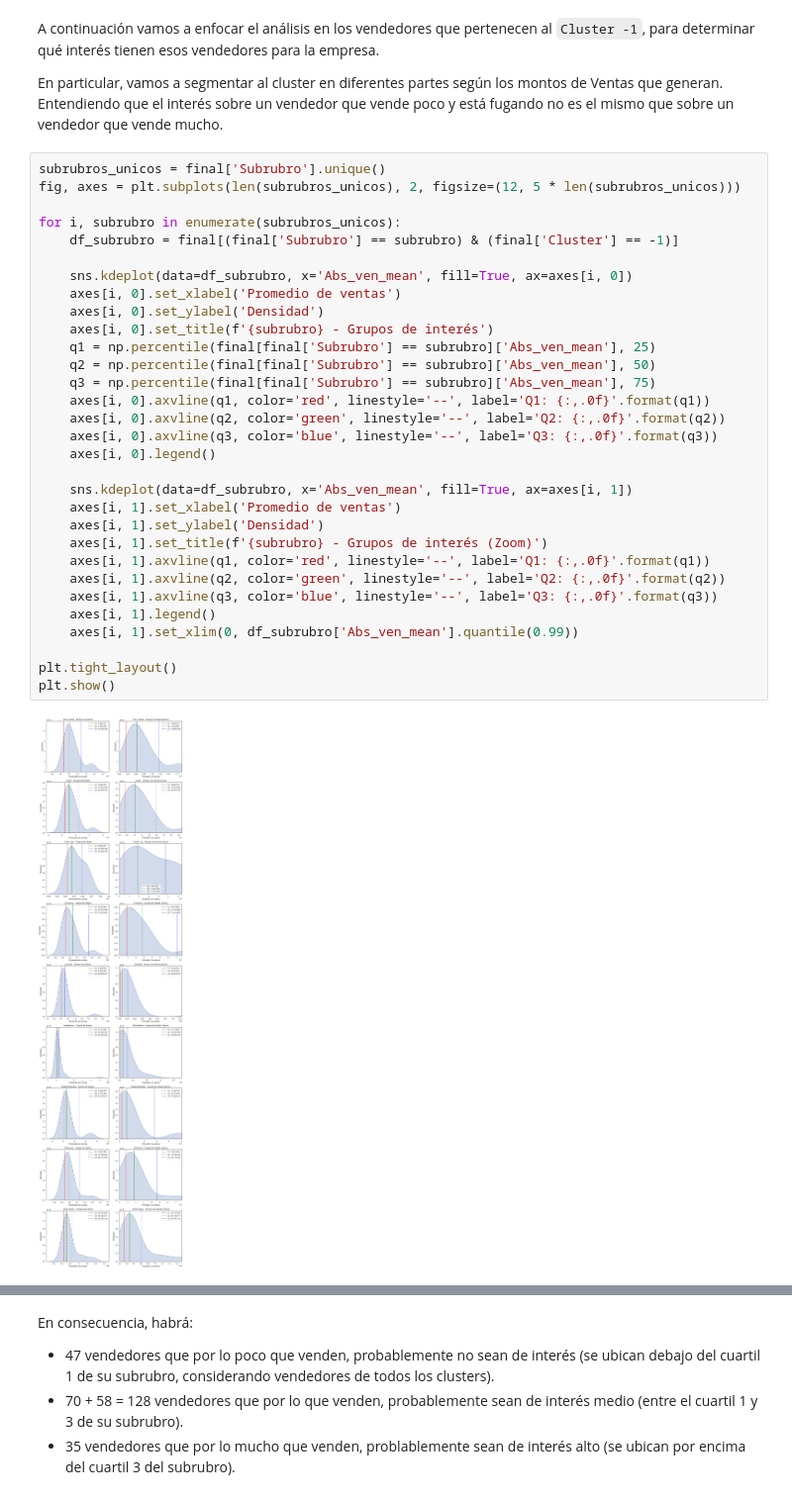
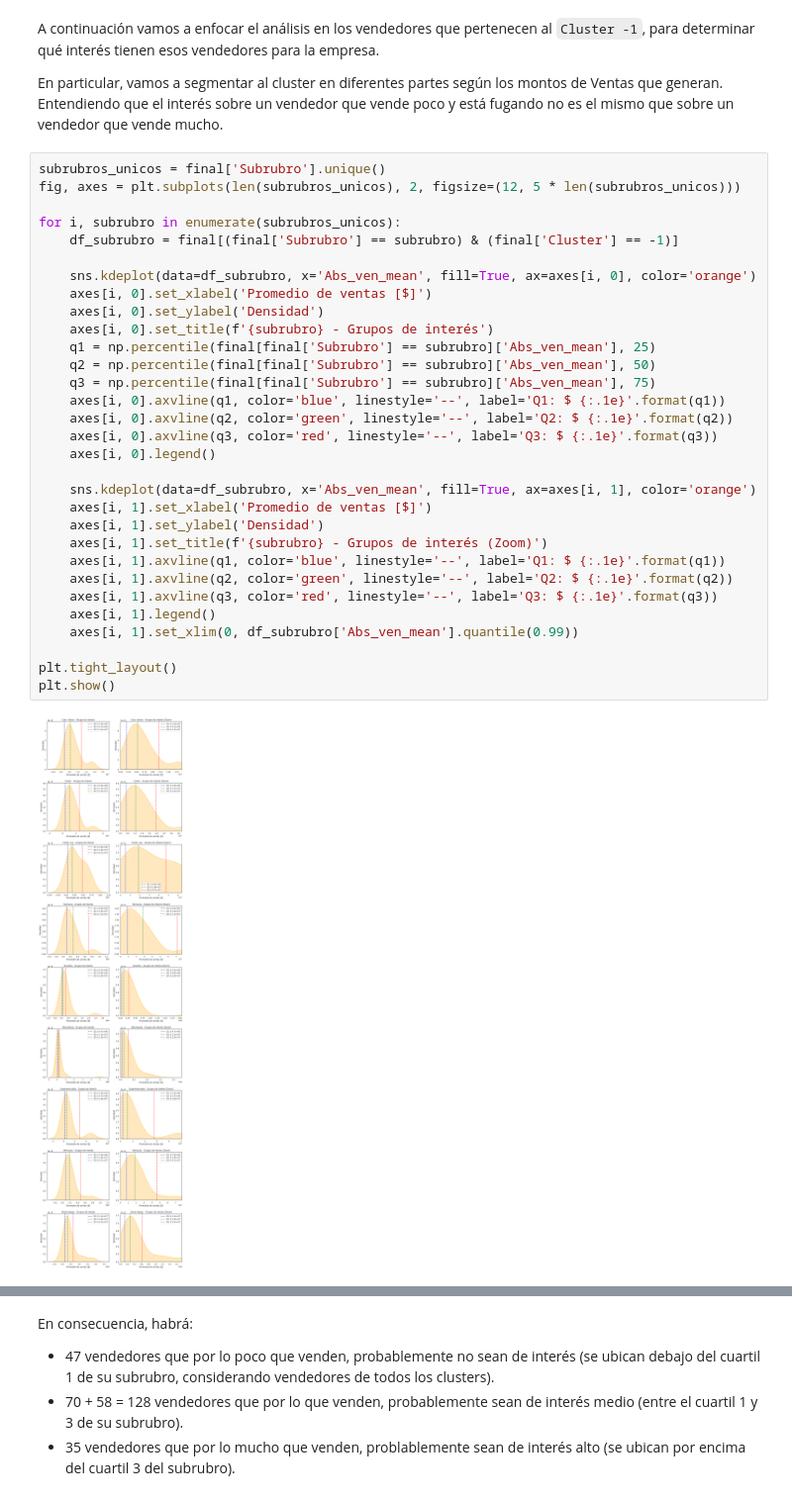
Before and after one commit to Cheva94/Diplo_M16, a Jupyter notebook: notebooks/tp3_clustering4.ipynb, the cells around one changed output, grey strips where cells are left out. Shown at 99% size. Drawn from its saved outputs; the diff is of its cells as text.

```diff
--- a/notebooks/tp3_clustering4.ipynb
+++ b/notebooks/tp3_clustering4.ipynb
@@ -650,36 +669,36 @@ En particular, vamos a segmentar al cluster en diferentes partes según los mont
 # %%
 subrubros_unicos = final['Subrubro'].unique()
 fig, axes = plt.subplots(len(subrubros_unicos), 2, figsize=(12, 5 * len(subrubros_unicos)))
 
 for i, subrubro in enumerate(subrubros_unicos):
     df_subrubro = final[(final['Subrubro'] == subrubro) & (final['Cluster'] == -1)]
 
-    sns.kdeplot(data=df_subrubro, x='Abs_ven_mean', fill=True, ax=axes[i, 0])
-    axes[i, 0].set_xlabel('Promedio de ventas')
+    sns.kdeplot(data=df_subrubro, x='Abs_ven_mean', fill=True, ax=axes[i, 0], color='orange')
+    axes[i, 0].set_xlabel('Promedio de ventas [$]')
     axes[i, 0].set_ylabel('Densidad')
     axes[i, 0].set_title(f'{subrubro} - Grupos de interés')
     q1 = np.percentile(final[final['Subrubro'] == subrubro]['Abs_ven_mean'], 25)
     q2 = np.percentile(final[final['Subrubro'] == subrubro]['Abs_ven_mean'], 50)
     q3 = np.percentile(final[final['Subrubro'] == subrubro]['Abs_ven_mean'], 75)
-    axes[i, 0].axvline(q1, color='red', linestyle='--', label='Q1: {:,.0f}'.format(q1))
-    axes[i, 0].axvline(q2, color='green', linestyle='--', label='Q2: {:,.0f}'.format(q2))
-    axes[i, 0].axvline(q3, color='blue', linestyle='--', label='Q3: {:,.0f}'.format(q3))
+    axes[i, 0].axvline(q1, color='blue', linestyle='--', label='Q1: $ {:.1e}'.format(q1))
+    axes[i, 0].axvline(q2, color='green', linestyle='--', label='Q2: $ {:.1e}'.format(q2))
+    axes[i, 0].axvline(q3, color='red', linestyle='--', label='Q3: $ {:.1e}'.format(q3))
     axes[i, 0].legend()
 
-    sns.kdeplot(data=df_subrubro, x='Abs_ven_mean', fill=True, ax=axes[i, 1])
-    axes[i, 1].set_xlabel('Promedio de ventas')
+    sns.kdeplot(data=df_subrubro, x='Abs_ven_mean', fill=True, ax=axes[i, 1], color='orange')
+    axes[i, 1].set_xlabel('Promedio de ventas [$]')
     axes[i, 1].set_ylabel('Densidad')
     axes[i, 1].set_title(f'{subrubro} - Grupos de interés (Zoom)')
-    axes[i, 1].axvline(q1, color='red', linestyle='--', label='Q1: {:,.0f}'.format(q1))
-    axes[i, 1].axvline(q2, color='green', linestyle='--', label='Q2: {:,.0f}'.format(q2))
-    axes[i, 1].axvline(q3, color='blue', linestyle='--', label='Q3: {:,.0f}'.format(q3))
+    axes[i, 1].axvline(q1, color='blue', linestyle='--', label='Q1: $ {:.1e}'.format(q1))
+    axes[i, 1].axvline(q2, color='green', linestyle='--', label='Q2: $ {:.1e}'.format(q2))
+    axes[i, 1].axvline(q3, color='red', linestyle='--', label='Q3: $ {:.1e}'.format(q3))
     axes[i, 1].legend()
     axes[i, 1].set_xlim(0, df_subrubro['Abs_ven_mean'].quantile(0.99))
 
 plt.tight_layout()
 plt.show()
 # %% [output]
-[figure, old version]
+[figure, new version]
 # %% [markdown]
 En este caso se graficaron las densidades de los vendedores del `Cluster -1` de cada rubro. A las cuales se les superpuso rectas verticales con el valor de los cuartiles de la distribución de todos los vendedores de ese rubro (no solo Cluster -1 sino también el Cluster 0).
 
```
Also changed, not shown: parts of 19 cells of this notebook, 6 other files.
